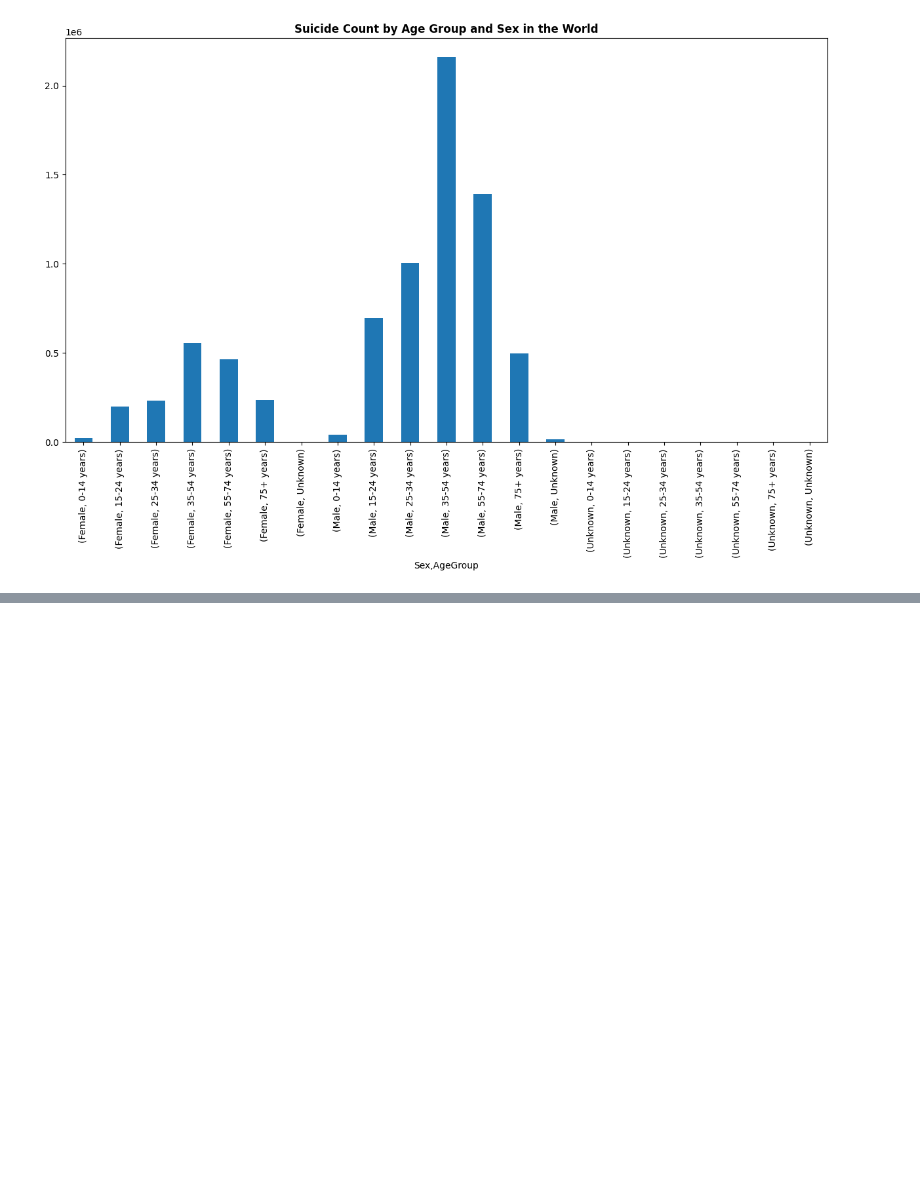
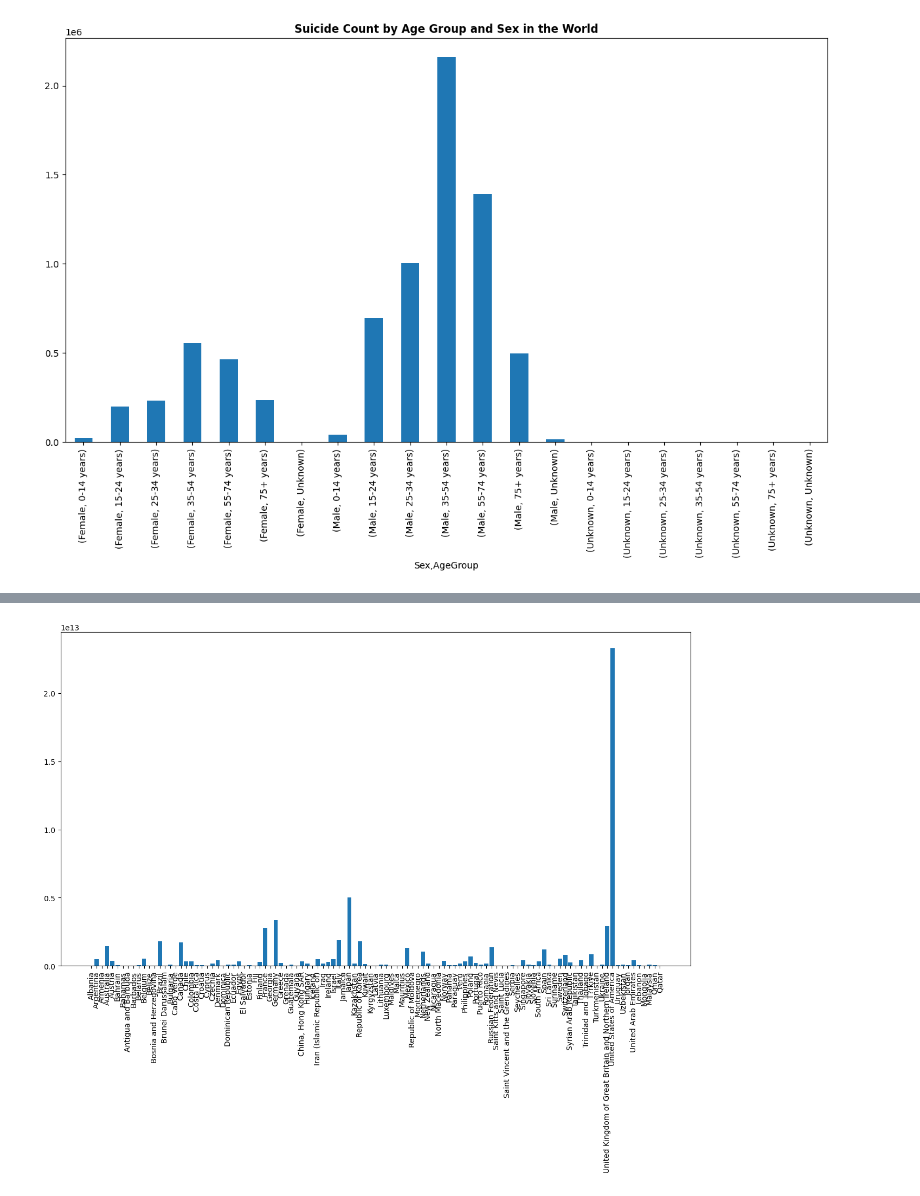
Before and after one commit to rahulkfernandes/Suicide-Rates-and-Socioeconomic-Factors-Analysis, a Jupyter notebook: eda.ipynb, the cells around one changed output, grey strips where cells are left out. Cells and saved outputs as stored; diff of their text form; code cells hidden in the pictures; blank space fills up the shorter version.

Commit message:
latest GDP plot

```diff
--- a/eda.ipynb
+++ b/eda.ipynb
@@ -365,3 +365,7 @@ plt.title("Suicide Count by Age Group and Sex in the World", fontweight="bold")
 # %% [output]
 Text(0.5, 1.0, 'Suicide Count by Age Group and Sex in the World')
 [figure]
+# %%
+countries_list = data['CountryName'].unique()
+print(countries_list)
+print('Number of Countries =',len(countries_list))
@@ -367,0 +390,18 @@ Text(0.5, 1.0, 'Suicide Count by Age Group and Sex in the World')
+# %%
+gdp_list = []
+rm_list = []
+for idx, country in enumerate(countries_list):
+    temp = data[data['CountryName'] == country]
+    gdp = temp['GDP'].iloc[-1]
+    if np.isnan(gdp):
+        rm_list.append(idx)
+        continue
+    else:
+        gdp_list.append(gdp)
+countries_list = np.delete(countries_list, rm_list)
+fig = plt.figure(figsize=(15,8))
+plt.bar(countries_list, gdp_list)
+plt.xticks(rotation=90)
+plt.show()
+# %% [output]
+[figure, added]
```
Also changed, not shown: parts of 1 cell of this notebook.
